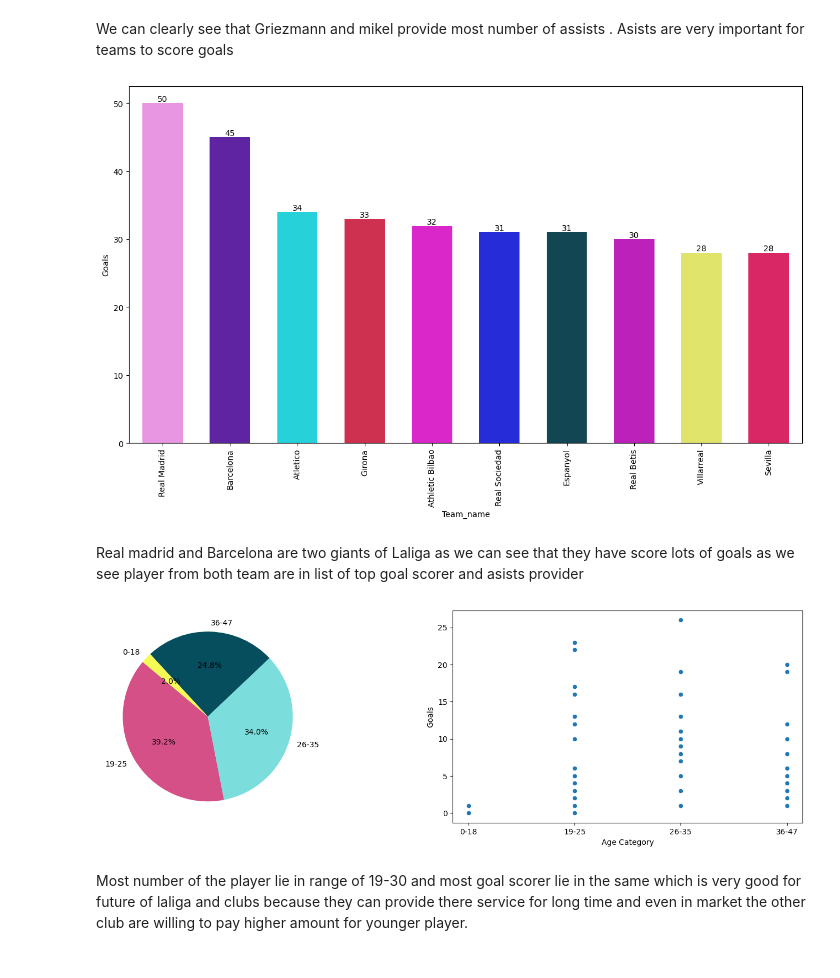
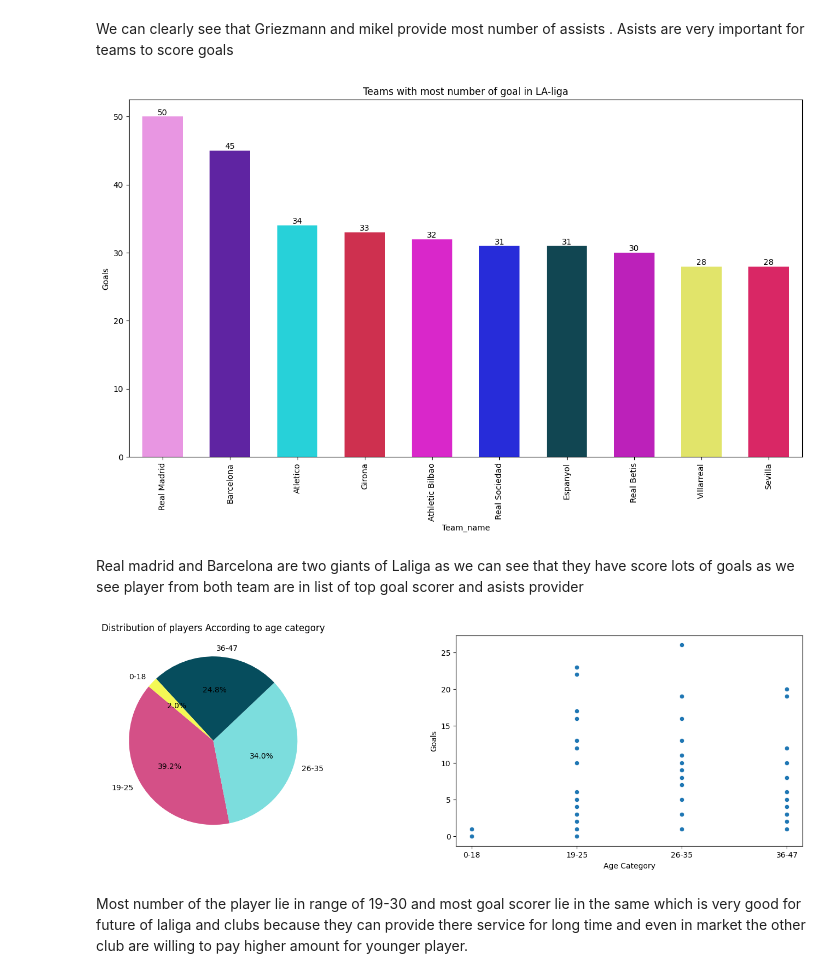
Before and after one commit to ankit-chuahan/Air_bnb_project, a Jupyter notebook: Laliga_2022.ipynb, the cells around one changed output. Drawn from its saved outputs; the diff is of its cells as text; code cells hidden in the pictures.

```diff
--- a/Laliga_2022.ipynb
+++ b/Laliga_2022.ipynb
@@ -165,34 +166,35 @@ color = ['#F688EE','#5E0FB7','#09ECF7' ,'#E8163F','#F709E2','#0910F7','#064D5D',
 neww= sns.barplot(x = team['Team_name'] ,y =team['Goals'],palette =color ,width = 0.6)
 plt.xticks(rotation=90)
 neww.bar_label(neww.containers[0])
+plt.title('Teams with most number of goal in LA-liga')
 plt.show()
 # %% [output]
-[figure, old version]
+[figure, new version]
 # %% [markdown]
 Real madrid and Barcelona are two giants  of Laliga as we can see that they have score lots of goals as we  see player from both team are in list of top goal scorer and asists provider
 # %%
 # 4.
-
 plt.figure(figsize=(18,5))
 plt.subplot(1,2,1)
 bins = [0, 18, 25, 30, 45]
 labels = ['0-18', '19-25', '26-35','36-47' ]
 laliga['Age Category'] = pd.cut(laliga['Age'], bins=bins, labels=labels)
 age_category_counts = laliga['Age Category'].value_counts()
 age_category_counts
 color = ["#d45087","#7CDDDD",'#064D5D','#F4F955']
 
 plt.pie(age_category_counts, labels=age_category_counts.index, autopct='%1.1f%%', startangle=140,colors =color,)
+plt.title ('Distribution of players According to age category')
 
 
 
 plt.subplot(1,2,2)
 ageee = laliga.groupby(['Age Category','Team_name'])["Goals"].sum().reset_index()
 sns.scatterplot(x='Age Category' , y='Goals',data=ageee,)
 
 plt.show()
 # %% [output]
-[figure, old version]
+[figure, new version]
 # %% [markdown]
 Most number of the player  lie in range of 19-30 and most goal scorer  lie in the same which is very good for future of laliga and clubs because they can provide there service for long time and even in market the other club are willing to pay higher amount for younger player.
 # %%
```
Also changed, not shown: parts of 4 cells of this notebook.
